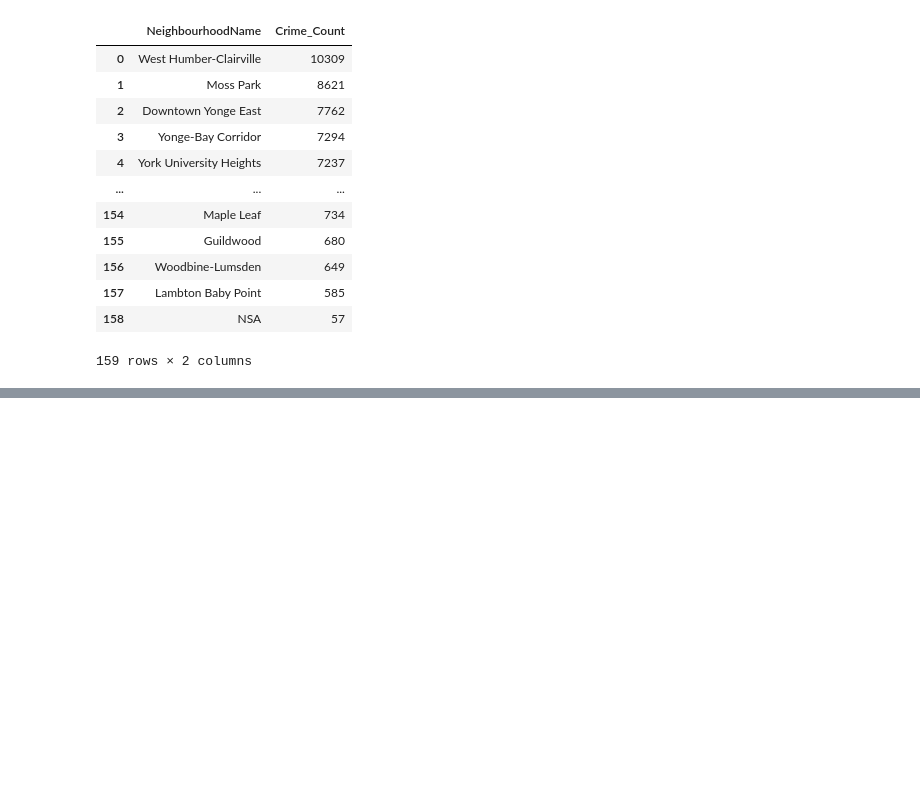
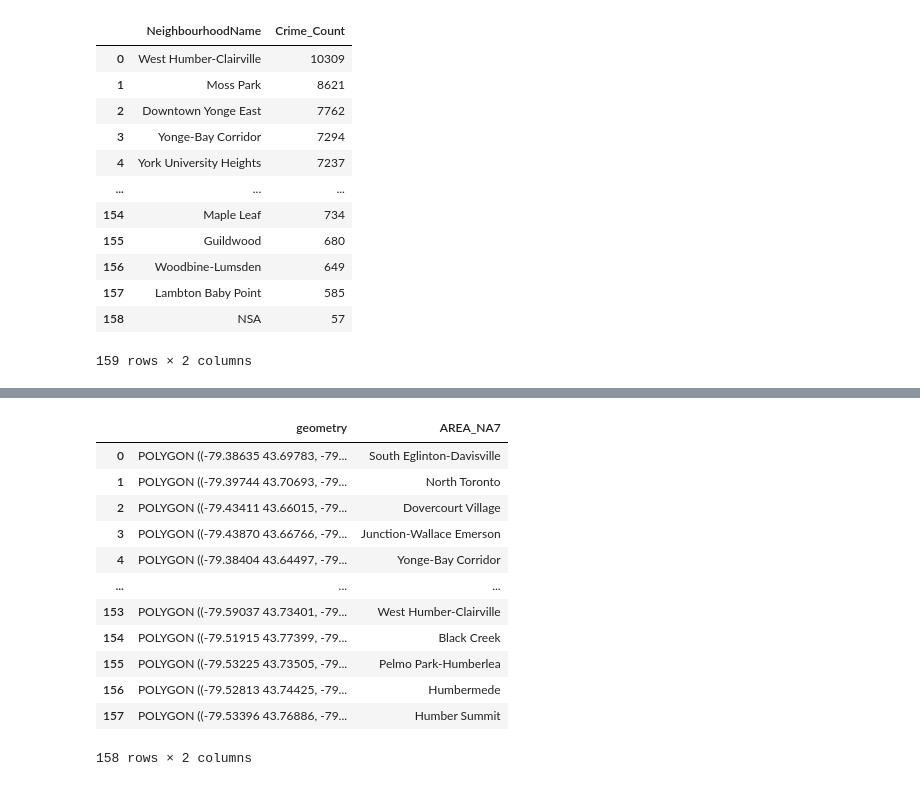
Before and after one commit to rentruong/ENGO645_TorontoCrimeAnalysis, a Jupyter notebook: TorontoCrimeSpatialAutocorrelation.ipynb, the cells around one changed output, grey strips where cells are left out. Saved outputs shown, nothing was run; the diff lists cells and outputs as text; code cells hidden in the pictures; blank space fills up the shorter version.

```diff
--- a/TorontoCrimeSpatialAutocorrelation.ipynb
+++ b/TorontoCrimeSpatialAutocorrelation.ipynb
@@ -101,0 +133,23 @@ memory usage: 17.3+ KB
+# %%
+# Load the Neighbourhood shop
+NeighbourhoodBoundary_SHP = os.path.join(folder_path, "Neighbourhoods.shp")
+Neighbourhood_SHP = gpd.read_file(NeighbourhoodBoundary_SHP)
+
+# Drop all fields except geometry from Neighbourhood_SHP
+Neighbourhood_SHP = Neighbourhood_SHP[['geometry', 'AREA_NA7']]
+
+Neighbourhood_SHP
+# %% [output]
+|  | geometry | AREA_NA7 |
+| 0 | POLYGON ((-79.38635 43.69783, -79... | South Eglinton-Davisville |
+| 1 | POLYGON ((-79.39744 43.70693, -79... | North Toronto |
+| 2 | POLYGON ((-79.43411 43.66015, -79... | Dovercourt Village |
+| 3 | POLYGON ((-79.43870 43.66766, -79... | Junction-Wallace Emerson |
+| 4 | POLYGON ((-79.38404 43.64497, -79... | Yonge-Bay Corridor |
+| ... | ... | ... |
+| 153 | POLYGON ((-79.59037 43.73401, -79... | West Humber-Clairville |
+| 154 | POLYGON ((-79.51915 43.77399, -79... | Black Creek |
+| 155 | POLYGON ((-79.53225 43.73505, -79... | Pelmo Park-Humberlea |
+| 156 | POLYGON ((-79.52813 43.74425, -79... | Humbermede |
+| 157 | POLYGON ((-79.53396 43.76886, -79... | Humber Summit |
+158 rows × 2 columns
```
Also changed, not shown: parts of 10 cells of this notebook.
